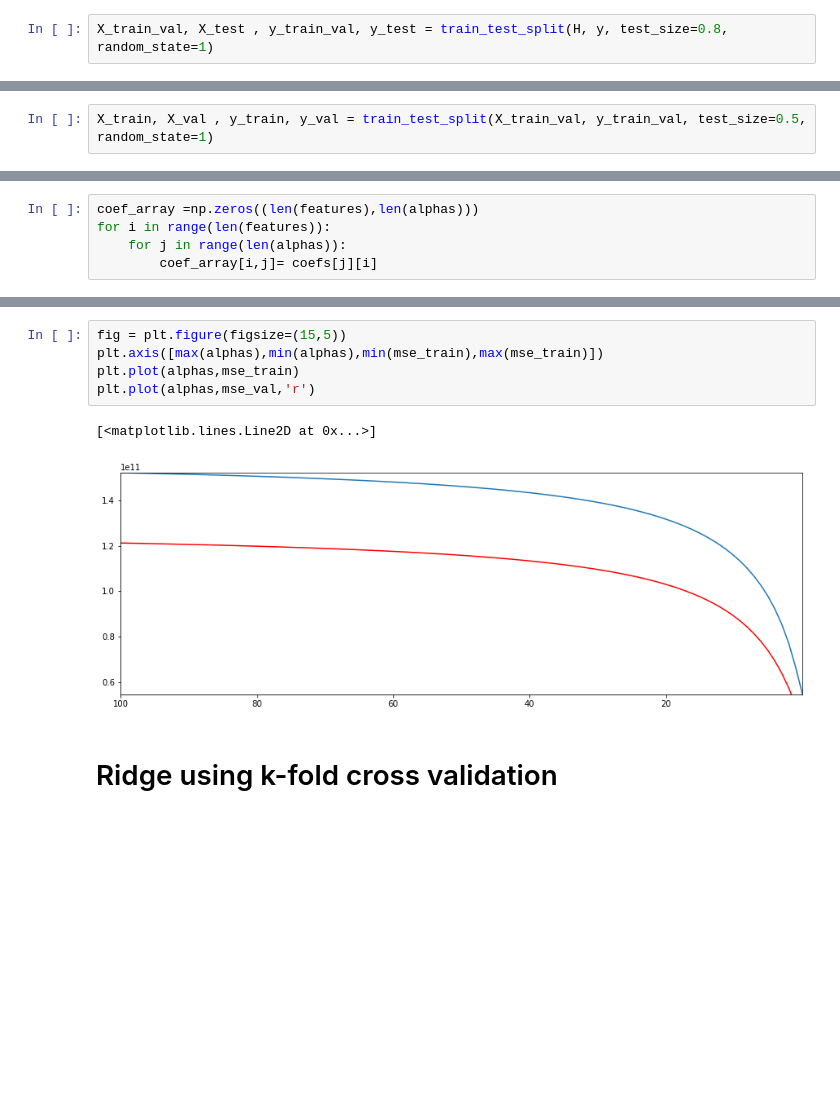
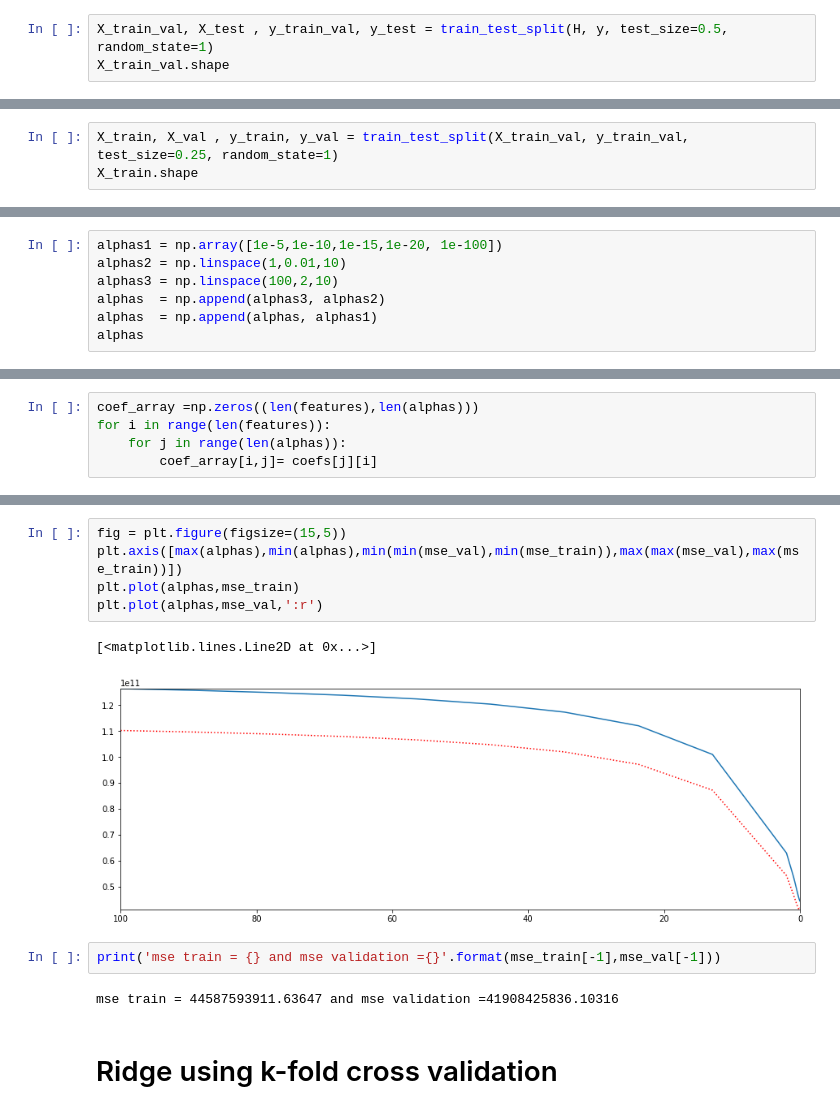
Before and after one commit to vahidseydi/Regression, a Jupyter notebook: Ridge Regression.ipynb, the cells around one changed output, grey strips where cells are left out. Saved outputs shown, nothing was run; the diff lists cells and outputs as text; blank space fills up the shorter version.

```diff
--- a/Ridge Regression.ipynb
+++ b/Ridge Regression.ipynb
@@ -46,4 +46,5 @@ H=X[features]
 # %% [markdown]
 # Ridge using validation set
 # %%
-X_train_val, X_test , y_train_val, y_test = train_test_split(H, y, test_size=0.8, random_state=1)
+X_train_val, X_test , y_train_val, y_test = train_test_split(H, y, test_size=0.5, random_state=1)
+X_train_val.shape
@@ -50,2 +53,3 @@ X_train_val, X_test , y_train_val, y_test = train_test_split(H, y, test_size=0.8
 # %%
-X_train, X_val , y_train, y_val = train_test_split(X_train_val, y_train_val, test_size=0.5, random_state=1)
+X_train, X_val , y_train, y_val = train_test_split(X_train_val, y_train_val, test_size=0.25, random_state=1)
+X_train.shape
@@ -53,0 +58,7 @@ alphas = np.linspace(100,0.00001,100)
+# %%
+alphas1 = np.array([1e-5,1e-10,1e-15,1e-20, 1e-100])
+alphas2 = np.linspace(1,0.01,10)
+alphas3 = np.linspace(100,2,10)
+alphas  = np.append(alphas3, alphas2)
+alphas  = np.append(alphas, alphas1)
+alphas
@@ -84,11 +103,15 @@ plt.legend(loc='upper right')
 # %%
 fig = plt.figure(figsize=(15,5))
-plt.axis([max(alphas),min(alphas),min(mse_train),max(mse_train)])
+plt.axis([max(alphas),min(alphas),min(min(mse_val),min(mse_train)),max(max(mse_val),max(mse_train))])
 plt.plot(alphas,mse_train)
-plt.plot(alphas,mse_val,'r')
+plt.plot(alphas,mse_val,':r')
 # %% [output]
 [<matplotlib.lines.Line2D at 0x...>]
-[figure, old version]
+[figure, new version]
+# %%
+print('mse train = {} and mse validation ={}'.format(mse_train[-1],mse_val[-1]))
+# %% [output]
+mse train = 44587593911.63647 and mse validation =41908425836.10316
 # %% [markdown]
 # Ridge using k-fold cross validation
 # %%
```
Also changed, not shown: parts of 14 cells of this notebook.
